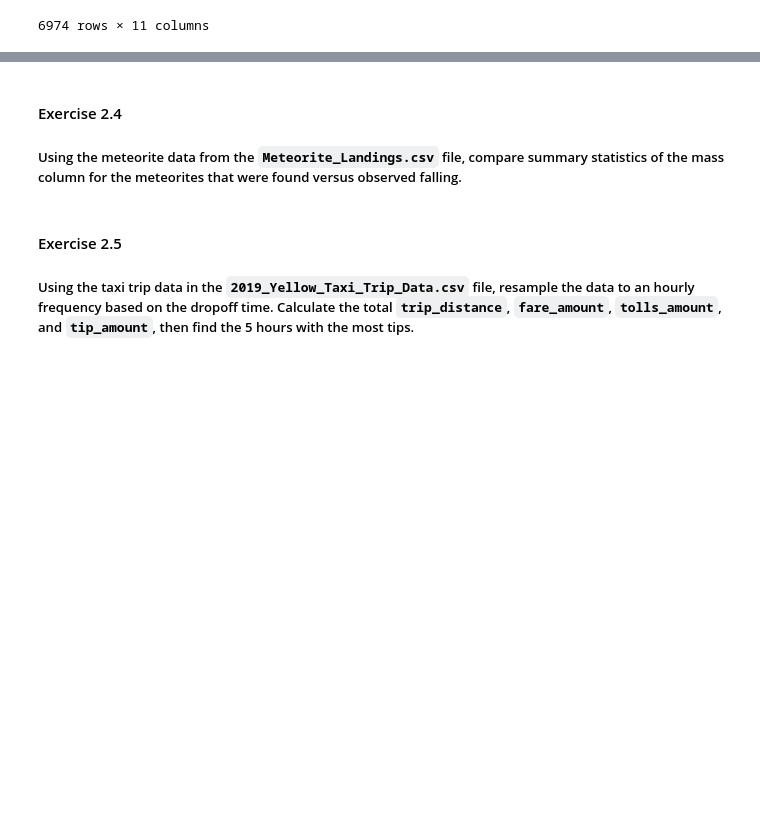
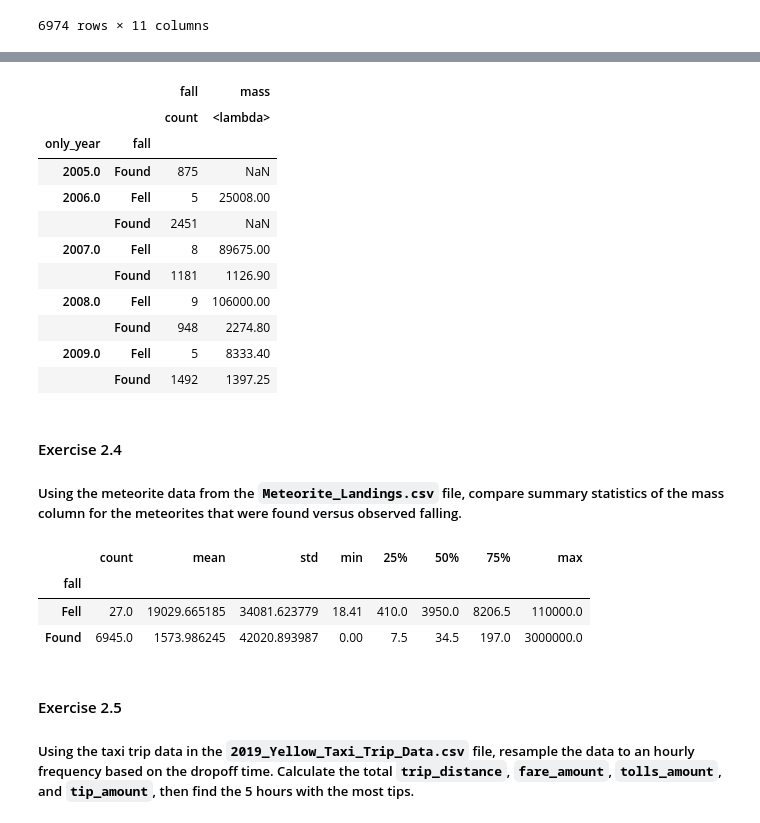
Before and after one commit to ugnevaisvilaite/She-Goes-Tech22, a Jupyter notebook: day_17/workbook.ipynb, the cells around one changed output, grey strips where cells are left out. Cells and saved outputs as stored; diff of their text form; code cells hidden in the pictures; blank space fills up the shorter version.

```diff
--- a/day_17/workbook.ipynb
+++ b/day_17/workbook.ipynb
@@ -197,7 +203,7 @@ meteorites.head()
 | 3 | Acapulco | 10 | Valid | Acapulcoite | 1914.0 | Fell | 1976-01-01 | 16.88333 | -99.90000 | (16.88333, -99.9) | ... |
 | 4 | Achiras | 370 | Valid | L6 | 780.0 | Fell | 1902-01-01 | -33.16667 | -64.95000 | (-33.16667, -64.95) | ... |
 # %%
-my_data = meteorites[(meteorites['only_year'] >= 2005) & (meteorites['only_year'] <= 2009)]
+my_data = meteorites.loc[(meteorites['only_year'] >= 2005) & (meteorites['only_year'] <= 2009)]
 my_data
 # %% [output]
 |  | name | id | nametype | recclass | mass | fall | year | reclat | reclong | GeoLocation | ... |
@@ -249,6 +234,28 @@ TypeError: 'DataFrame' object is not callable
+# %%
+my_data.groupby(['only_year','fall']).agg({'fall':'count','mass':[lambda x: np.percentile(x, 95)]})
+# %% [output]
+|  |  | fall | mass |
+|  |  | count | <lambda> |
+| only_year | fall |  |  |
+| 2005.0 | Found | 875 | NaN |
+| 2006.0 | Fell | 5 | 25008.00 |
+|  | Found | 2451 | NaN |
+| 2007.0 | Fell | 8 | 89675.00 |
+|  | Found | 1181 | 1126.90 |
+| 2008.0 | Fell | 9 | 106000.00 |
+|  | Found | 948 | 2274.80 |
+| 2009.0 | Fell | 5 | 8333.40 |
+|  | Found | 1492 | 1397.25 |
 # %% [markdown]
 #### Exercise 2.4
 ##### Using the meteorite data from the `Meteorite_Landings.csv` file, compare summary statistics of the mass column for the meteorites that were found versus observed falling.
+# %%
+my_data.groupby(['fall']).describe()['mass']
+# %% [output]
+|  | count | mean | std | min | 25% | 50% | 75% | max |
+| fall |  |  |  |  |  |  |  |  |
+| Fell | 27.0 | 19029.665185 | 34081.623779 | 18.41 | 410.0 | 3950.0 | 8206.5 | 110000.0 |
+| Found | 6945.0 | 1573.986245 | 42020.893987 | 0.00 | 7.5 | 34.5 | 197.0 | 3000000.0 |
 # %% [markdown]
 #### Exercise 2.5
 ##### Using the taxi trip data in the `2019_Yellow_Taxi_Trip_Data.csv` file, resample the data to an hourly frequency based on the dropoff time. Calculate the total `trip_distance`, `fare_amount`, `tolls_amount`, and `tip_amount`, then find the 5 hours with the most tips.
```
Also changed, not shown: parts of 11 cells of this notebook.
